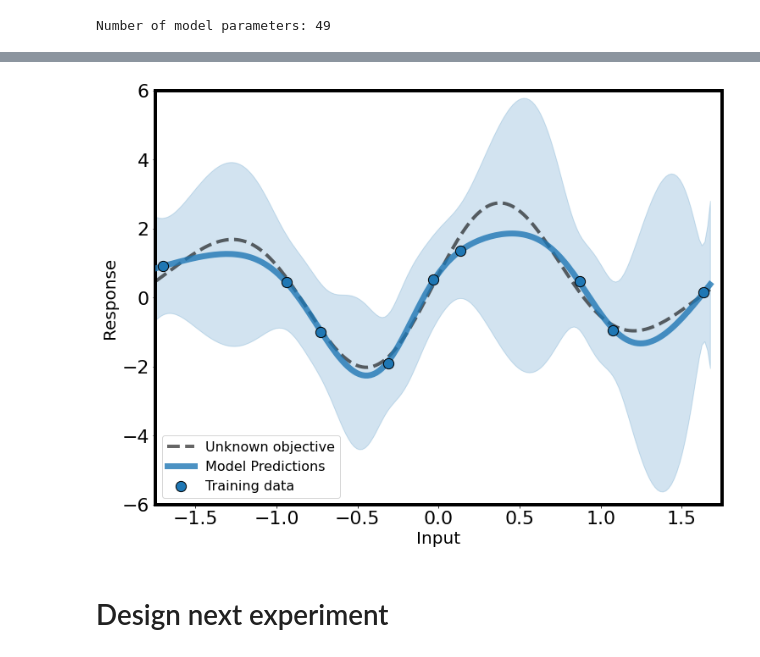
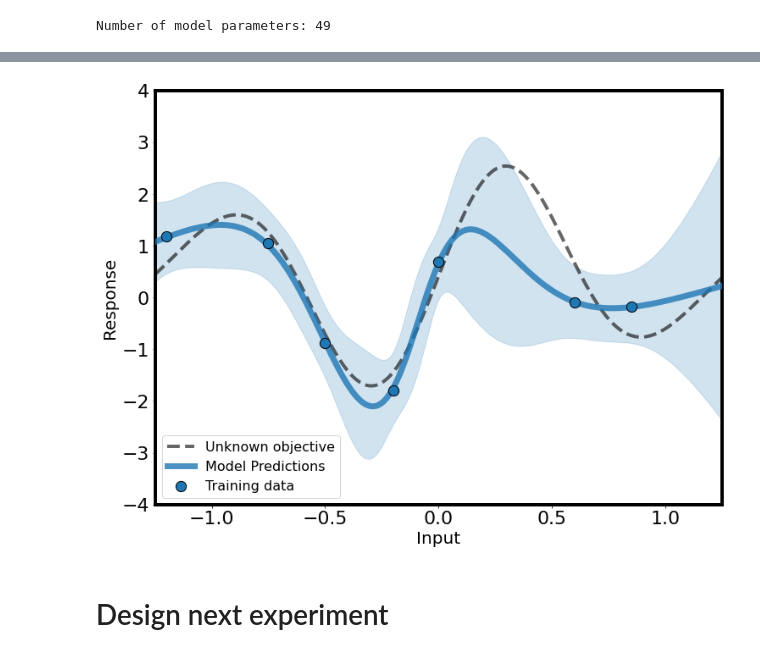
Before and after one commit to JaronThompson/PARABOLA, a Jupyter notebook: notebook.ipynb, the cells around one changed output, grey strips where cells are left out. Cells and saved outputs as stored; diff of their text form; code cells hidden in the pictures.

```diff
--- a/notebook.ipynb
+++ b/notebook.ipynb
@@ -498,7 +498,7 @@ plt.rcParams['pdf.fonttype'] = 42
 np.random.seed(1)
 # %%
 def f(x, noise):
-    return .7*np.sin(5 * x) * (1 - .7*np.tanh(x ** 2)) + np.random.randn() * noise/100
+    return ( .7*np.sin(5 * x) * (1 - .7*np.tanh(x ** 2)) + np.random.randn() * noise/100)
 
 def generate_data(Xlist, noise=0.):
     Nsamples = len(Xlist)
@@ -513,13 +513,13 @@ def generate_data(Xlist, noise=0.):
     return np.vstack(X), np.vstack(Y)
 
 # train data points
-Xlist = [-1.2, -.65, -.5, -.2, 0, .12, .65, .8, 1.2]
-X_train, Y_train = generate_data(Xlist, noise=5.0)
-X_test, Y_test = generate_data(list(np.linspace(-1.23, 1.23, 200)))
+Xlist = [-1.2, -.75, -.5, -.2, 0., .6, .85]
+X_train, Y_train = generate_data(Xlist, noise=10.)
+X_test, Y_test = generate_data(list(np.linspace(-1.25, 1.25, 200)))
 
-Xscaler = StandardScaler().fit(X_train)
-X_train = Xscaler.transform(X_train)
-X_test  = Xscaler.transform(X_test)
+#Xscaler = StandardScaler().fit(X_train)
+#X_train = Xscaler.transform(X_train)
+#X_test  = Xscaler.transform(X_test)
 
 Yscaler = StandardScaler().fit(np.vstack(Y_train))
 Y_train = Yscaler.transform(np.vstack(Y_train))
@@ -572,24 +572,24 @@ Y, Y_stdv, COV = ffnn.predict(X_test)
 # %%
 inds = np.argsort(np.ravel(X_train))
 
 plt.plot(X_test.ravel(), Y_test.ravel(), 'k--', alpha=.6, label='Unknown objective', zorder=2)
 plt.scatter(X_train[inds].ravel(), Y_train[inds].ravel(), c='C0', edgecolor='k', s=150, label='Training data', zorder=4)
 
 plt.plot(X_test.ravel(), Y.ravel(), c='C0', alpha=.8, label='Model Predictions', zorder=3, linewidth=7)
-unc_factor = 1.
+unc_factor = .5
 plt.fill_between(X_test.ravel(), Y.ravel() - unc_factor*Y_stdv.ravel(), Y.ravel() + unc_factor*Y_stdv.ravel(),
                  color='C0', alpha=0.2, zorder=1)
 #plt.title("Maximum A Posteriori")
 handles, labels = plt.gca().get_legend_handles_labels()
-plt.ylim([-6, 6])
-plt.xlim([-1.75, 1.75])
+plt.ylim([-4, 4])
+plt.xlim([-1.25, 1.25])
 
 plt.legend(fontsize=16, loc='lower left')
 plt.xlabel("Input")
 plt.ylabel("Response")
 plt.savefig(f"Results/Parabola_0.pdf", dpi=300)
 plt.show()
 # %% [output]
-[figure, old version]
+[figure, new version]
 # %% [markdown]
 # Design next experiment
```
Also changed, not shown: parts of 8 cells of this notebook, 7 other files.
